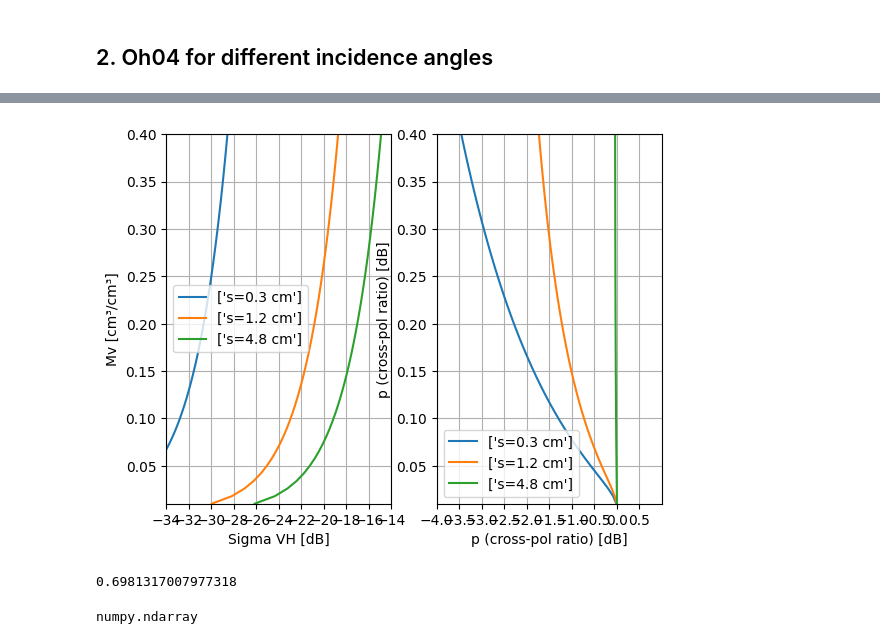
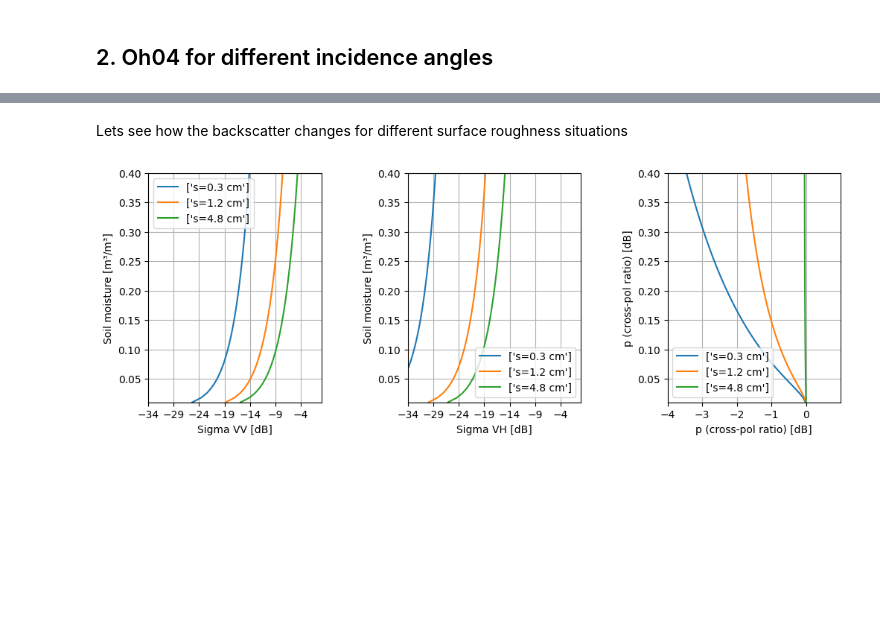
Before and after one commit to McWhity/sense, a Jupyter notebook: docs/notebooks/Oh04.ipynb, the cells around one changed output, grey strips where cells are left out. Cells and saved outputs as stored; diff of their text form; code cells hidden in the pictures; blank space fills up the shorter version.

```diff
--- a/docs/notebooks/Oh04.ipynb
+++ b/docs/notebooks/Oh04.ipynb
@@ -29,50 +50,59 @@ theta = np.deg2rad(40)
+# %% [markdown]
+Lets see how the backscatter changes for different surface roughness situations
 # %%
 # Function + Plotting
 #----------------------
-f = plt.figure()
-ax1 = f.add_subplot(121)
-ax2 = f.add_subplot(122)
+f = plt.figure(figsize=(12,4))
+ax1 = f.add_subplot(131)
+ax2 = f.add_subplot(132)
+ax3 = f.add_subplot(133)
 
 s = 0.3/100.
 ks = k * s
 Oh = Oh04(mv, ks, theta)
-ax1.plot(db(Oh.hv), mv, label=['s=0.3 cm'])
-ax2.plot(db(Oh.p), mv, label=['s=0.3 cm'])
+ax1.plot(db(Oh.vv), mv, label=['s=0.3 cm'])
+ax2.plot(db(Oh.hv), mv, label=['s=0.3 cm'])
+ax3.plot(db(Oh.p), mv, label=['s=0.3 cm'])
 s = 1.2/100.
 ks = k * s
 Oh = Oh04(mv, ks, theta)
-ax1.plot(db(Oh.hv), mv, label=['s=1.2 cm'])
-ax2.plot(db(Oh.p), mv, label=['s=1.2 cm'])
+ax1.plot(db(Oh.vv), mv, label=['s=1.2 cm'])
+ax2.plot(db(Oh.hv), mv, label=['s=1.2 cm'])
+ax3.plot(db(Oh.p), mv, label=['s=1.2 cm'])
 s = 4.8/100.
 ks = k * s
 Oh = Oh04(mv, ks, theta)
-ax1.plot(db(Oh.hv), mv, label=['s=4.8 cm'])
-ax2.plot(db(Oh.p), mv, label=['s=4.8 cm'])
+ax1.plot(db(Oh.vv), mv, label=['s=4.8 cm'])
+ax2.plot(db(Oh.hv), mv, label=['s=4.8 cm'])
+ax3.plot(db(Oh.p), mv, label=['s=4.8 cm'])
 
 ax1.grid()
-ax1.set_xlim(-34.,-14.)
+ax1.set_xlim(-34.,-0.)
 ax1.set_ylim(0.01,0.4)
-ax1.set_xticks(np.arange(-34, -12, 2))
+ax1.set_xticks(np.arange(-34, -0, 5))
 ax2.grid()
-ax2.set_xlim(-4.,1.)
+ax2.set_xlim(-34.,-0.)
 ax2.set_ylim(0.01,0.4)
-ax2.set_xticks(np.arange(-4, 1, 0.5))
+ax2.set_xticks(np.arange(-34, -0, 5))
+ax3.grid()
+ax3.set_xlim(-4.,1.)
+ax3.set_ylim(0.01,0.4)
+ax3.set_xticks(np.arange(-4, 1, 1))
 
-ax1.set_xlabel('Sigma VH [dB]')
-ax2.set_xlabel('p (cross-pol ratio) [dB]')
+ax1.set_xlabel('Sigma VV [dB]')
+ax2.set_xlabel('Sigma VH [dB]')
+ax3.set_xlabel('p (cross-pol ratio) [dB]')
 
-ax1.set_ylabel('Mv [cm³/cm³]')
-ax2.set_ylabel('p (cross-pol ratio) [dB]')
+ax1.set_ylabel('Soil moisture [m³/m³]')
+ax2.set_ylabel('Soil moisture [m³/m³]')
+ax3.set_ylabel('p (cross-pol ratio) [dB]')
 ax1.legend()
 ax2.legend()
+ax3.legend()
+
+# Adjust spacing
+plt.subplots_adjust(wspace=0.5)  # Adjust the width space
+
 plt.show()
 # %% [output]
-[figure, old version]
+[figure, new version]
-# %%
-print(theta)
-# %% [output]
-0.6981317007977318
-# %%
-type(mv)
-# %% [output]
-numpy.ndarray
```
Also changed, not shown: parts of 7 cells of this notebook, 10 other files.
